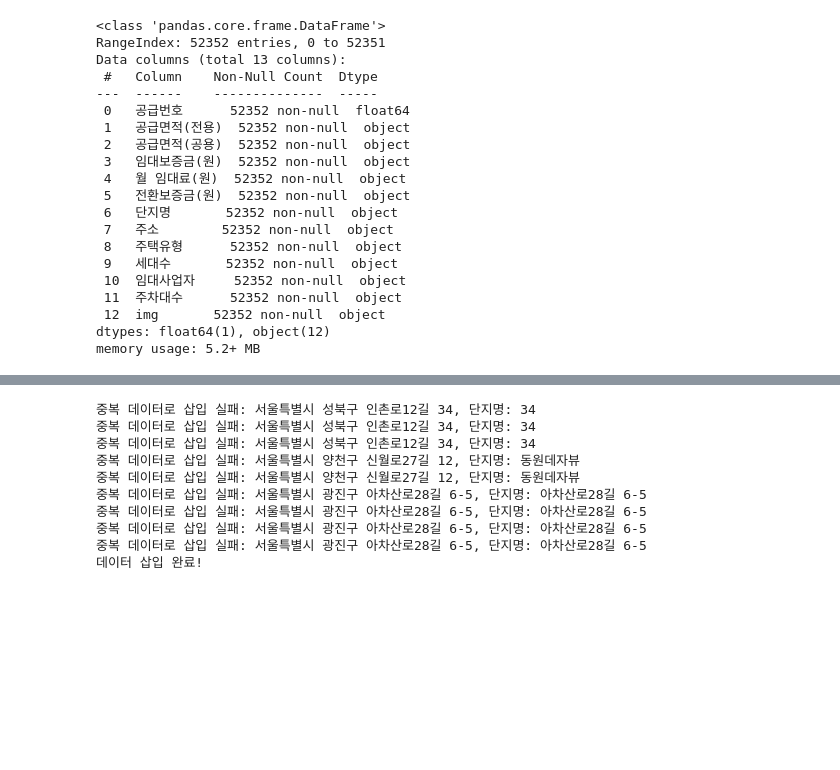
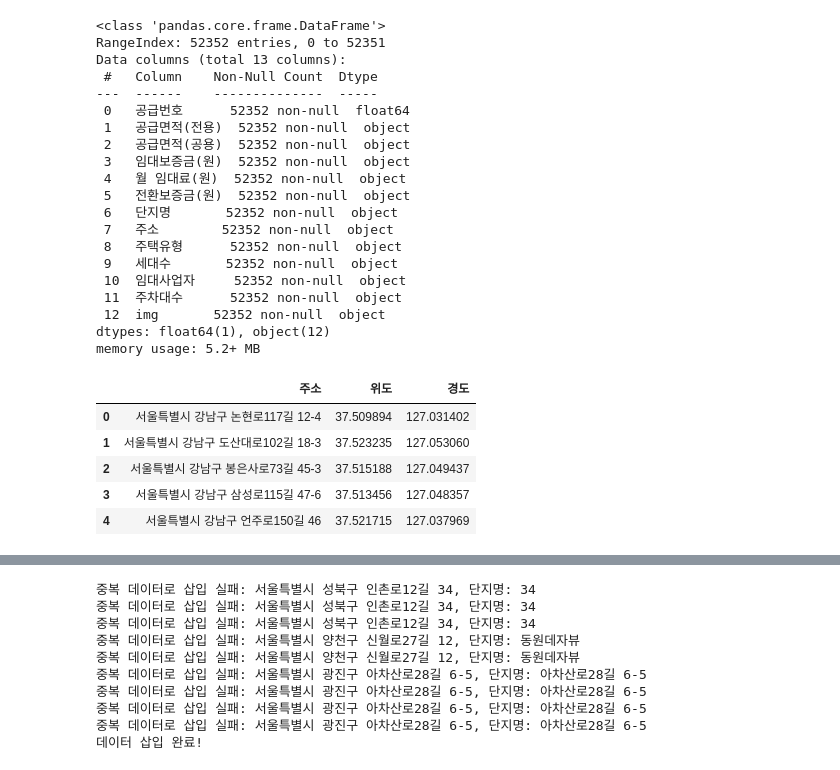
Before and after one commit to errorzeroo/MetaHome, a Jupyter notebook: pythonFile/python_fin/9.db에 저장.ipynb, the cells around one changed output, grey strips where cells are left out. Drawn from its saved outputs; the diff is of its cells as text; code cells hidden in the pictures; blank space fills up the shorter version.

```diff
--- a/pythonFile/python_fin/9.db에 저장.ipynb
+++ b/pythonFile/python_fin/9.db에 저장.ipynb
@@ -605,3 +597,18 @@ Data columns (total 13 columns):
  12  img       52352 non-null  object
 dtypes: float64(1), object(12)
 memory usage: 5.2+ MB
+# %%
+import pandas as pd
+import cx_Oracle
+
+# CSV 파일 로드
+file_path = './마이홈_주소_위도경도_정리.csv'
+df = pd.read_csv(file_path, encoding='utf-8-sig')
+df.head()
+# %% [output]
+|  | 주소 | 위도 | 경도 |
+| 0 | 서울특별시 강남구 논현로117길 12-4 | 37.509894 | 127.031402 |
+| 1 | 서울특별시 강남구 도산대로102길 18-3 | 37.523235 | 127.053060 |
+| 2 | 서울특별시 강남구 봉은사로73길 45-3 | 37.515188 | 127.049437 |
+| 3 | 서울특별시 강남구 삼성로115길 47-6 | 37.513456 | 127.048357 |
+| 4 | 서울특별시 강남구 언주로150길 46 | 37.521715 | 127.037969 |
```
Also changed, not shown: parts of 8 cells of this notebook, 1 other file.
